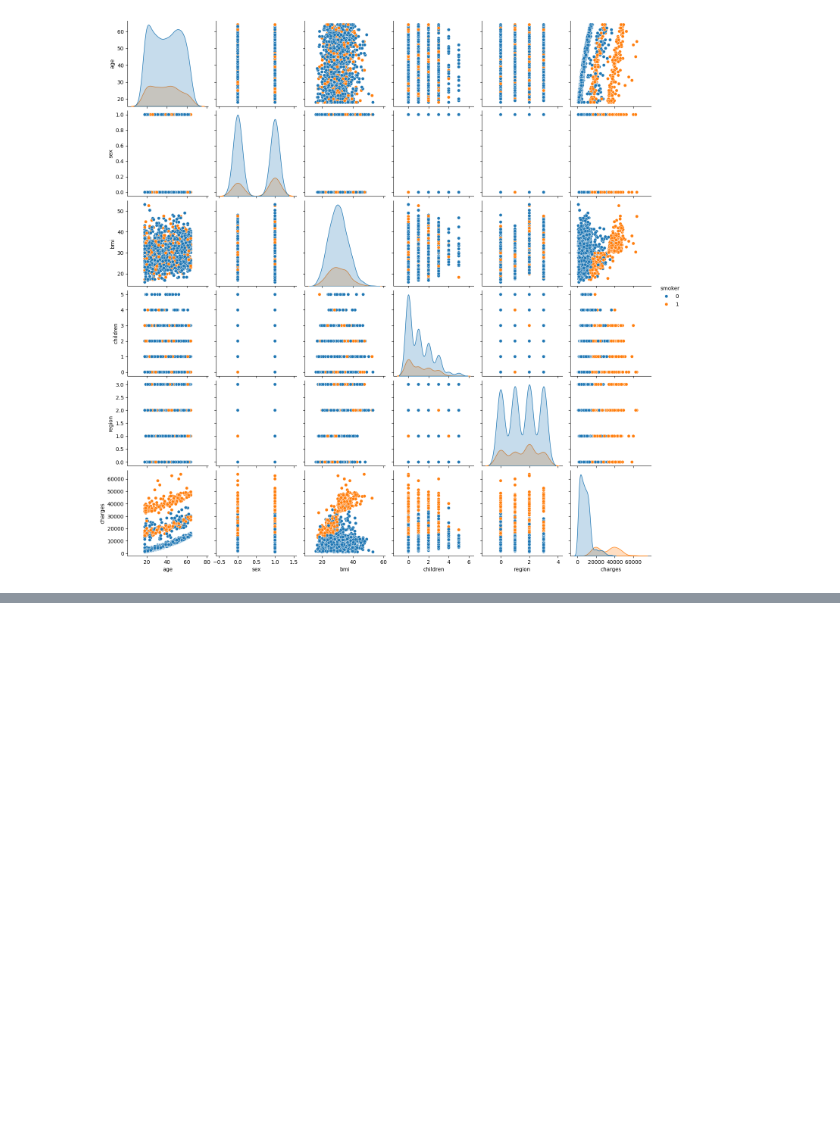
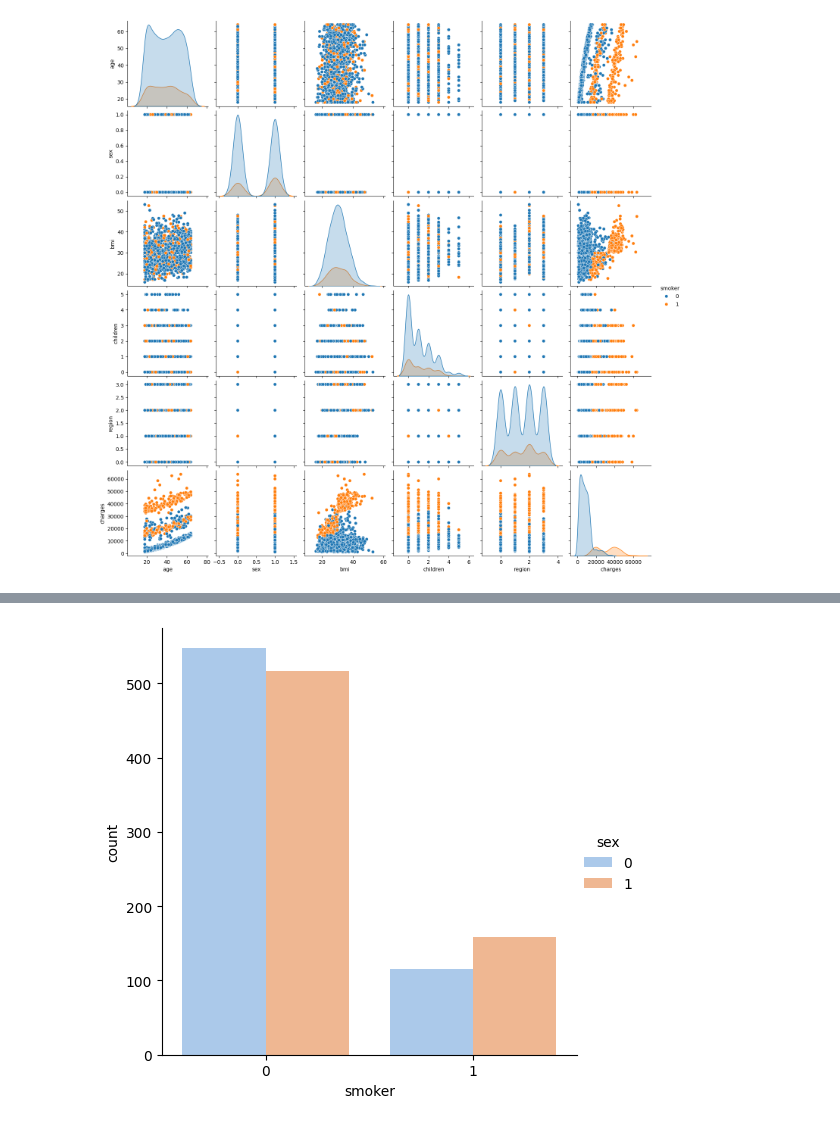
Before and after one commit to Harshkotkar/jupyter, a Jupyter notebook: ML(clg)/Insurance.ipynb, the cells around one changed output, grey strips where cells are left out. Cells and saved outputs as stored; diff of their text form; code cells hidden in the pictures; blank space fills up the shorter version.

```diff
--- a/ML(clg)/Insurance.ipynb
+++ b/ML(clg)/Insurance.ipynb
@@ -101,0 +127,5 @@ sns.heatmap(corr,mask=np.zeros_like(corr,dtypes=np.bool),cma )
+# %%
+sns.catplot(data=df,x='smoker',kind='count',hue='sex',palette='pastel')
+plt.show()
+# %% [output]
+[figure, added]
```
Also changed, not shown: parts of 12 cells of this notebook, 5 other files.
